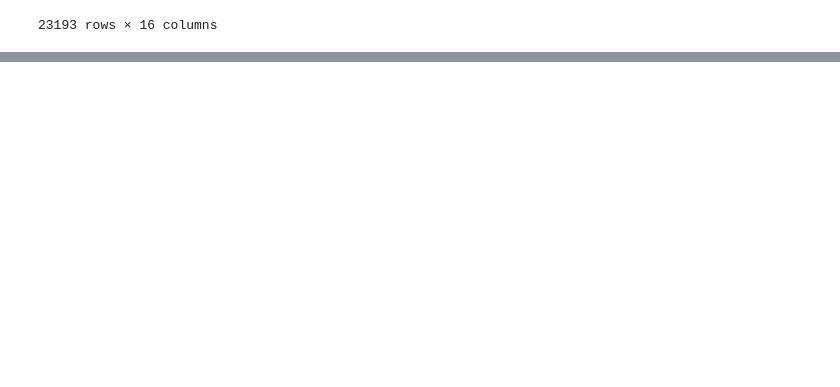
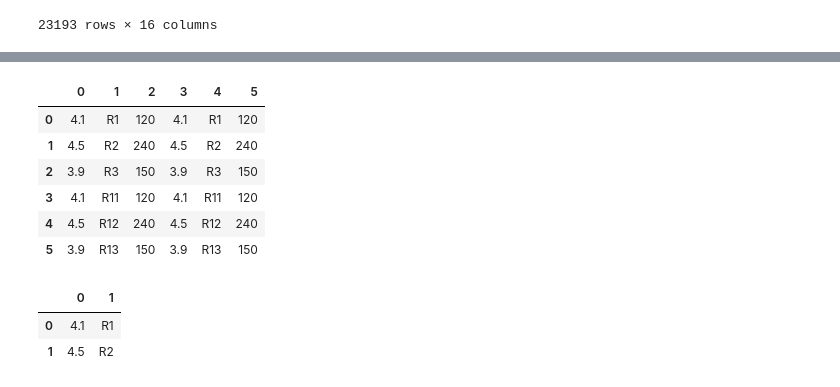
Before and after one commit to ANILNbc2/ScalerAIMLCourse, a Jupyter notebook: Module02Day05Notes.ipynb, the cells around one changed output, grey strips where cells are left out. Cells and saved outputs as stored; diff of their text form; code cells hidden in the pictures; blank space fills up the shorter version.

```diff
--- a/Module02Day05Notes.ipynb
+++ b/Module02Day05Notes.ipynb
@@ -128,0 +252,24 @@ resturant_df.set_index('Resturant')
+# %%
+resturant_df
+df_explicit = resturant_df;
+#df_explicit.set_index('Rating')
+df_explicit
+
+import numpy as np
+data = np.hstack((df_explicit, df_explicit))
+df_explicit = pd.DataFrame(data)
+df_explicit
+# %% [output]
+|  | 0 | 1 | 2 | 3 | 4 | 5 |
+| 0 | 4.1 | R1 | 120 | 4.1 | R1 | 120 |
+| 1 | 4.5 | R2 | 240 | 4.5 | R2 | 240 |
+| 2 | 3.9 | R3 | 150 | 3.9 | R3 | 150 |
+| 3 | 4.1 | R11 | 120 | 4.1 | R11 | 120 |
+| 4 | 4.5 | R12 | 240 | 4.5 | R12 | 240 |
+| 5 | 3.9 | R13 | 150 | 3.9 | R13 | 150 |
+# %%
+df_explicit.iloc[0:2,0:2]
+# %% [output]
+|  | 0 | 1 |
+| 0 | 4.1 | R1 |
+| 1 | 4.5 | R2 |
```
Also changed, not shown: parts of 20 cells of this notebook.
